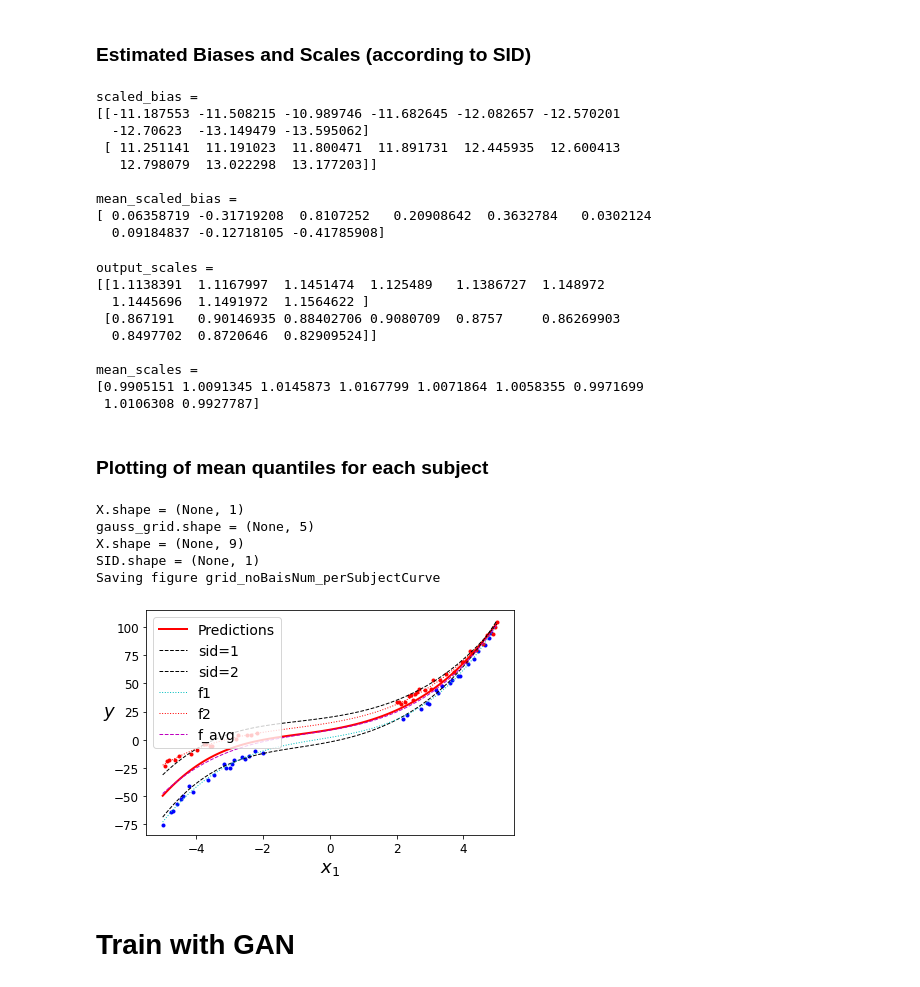
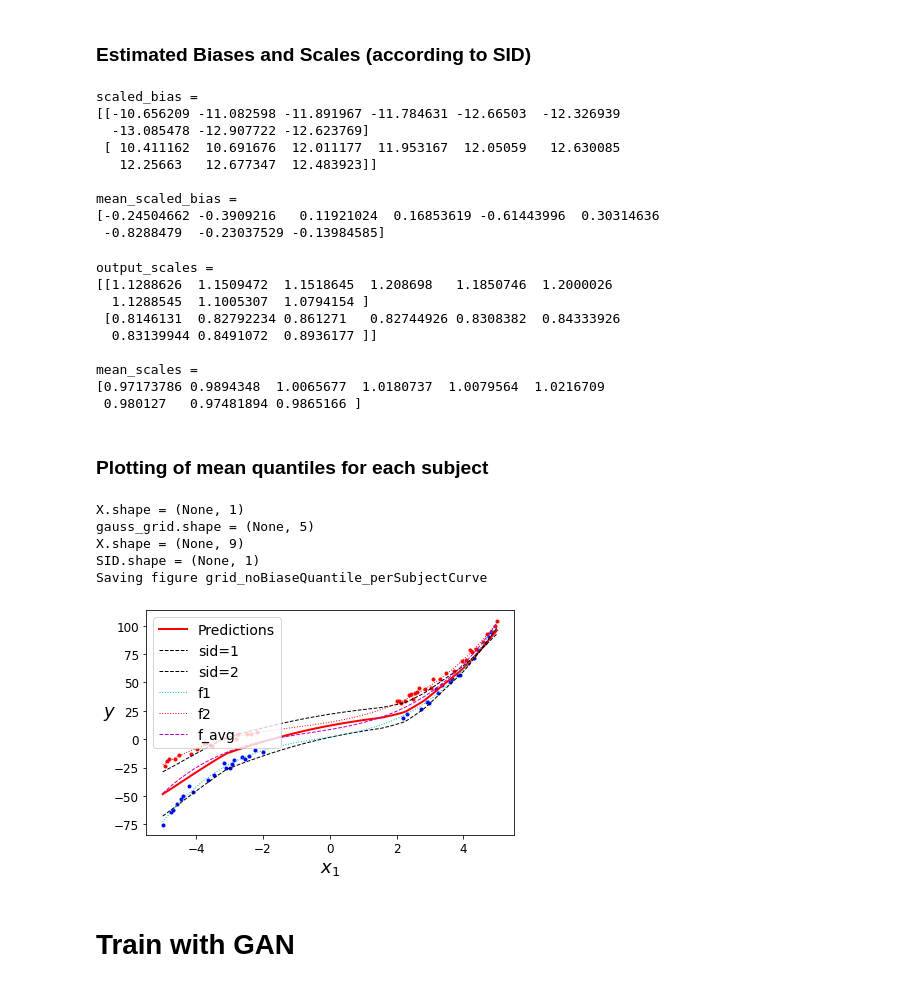
Before and after one commit to Benson516/HandsOnML2_learn, a Jupyter notebook: regression_test_2.ipynb, the cells around one changed output. Saved outputs shown, nothing was run; the diff lists cells and outputs as text; code cells hidden in the pictures.

```diff
--- a/regression_test_2.ipynb
+++ b/regression_test_2.ipynb
@@ -850,9 +850,9 @@ model = keras.models.Sequential([
 #     num2grid(50,x_min=-10, x_max=10, sigma=0.5, input_shape=X_train.shape[1:]),
 #     keras.layers.Dense(30, activation="relu"),
 #     keras.layers.Dense(60, activation="relu"),
-    keras.layers.Dense(100, activation="relu"),
-    keras.layers.Dropout(0.5),
-#     keras.layers.Dense(100, activation="relu", kernel_regularizer=tf.keras.regularizers.l1(0.01)),
+#     keras.layers.Dense(100, activation="relu"),
+#     keras.layers.Dropout(0.5),
+    keras.layers.Dense(100, activation="relu", kernel_regularizer=tf.keras.regularizers.l1(0.01)),
 #     keras.layers.Dense(100, activation=keras.layers.LeakyReLU(alpha=0.2), kernel_regularizer=tf.keras.regularizers.l1(0.01)),
 #     keras.layers.Dense(30, activation=keras.layers.LeakyReLU(alpha=0.2) ),
 #     keras.layers.Dense(30, activation="selu"),
@@ -1462,16 +1464,16 @@ Saving figure grid_noBaisNum_perSubjectCurve
 # %% [markdown]
 # Combine Multi-Quantile Redgression with Per-Subject Transform Estimation (grid --> multi-quantile)
 # %%
-# quantile_list = [0.5]
-# quantile_list = [0.9]
-# quantile_list = [0.1, 0.9] # Use hidden layer with 30 neurons
-# quantile_list = [0.05, 0.95]
-# quantile_list = [0.25, 0.75]
-# quantile_list = [0.1, 0.5, 0.9]
-# quantile_list = [0.1, 0.3, 0.7, 0.9]
-# quantile_list = [0.1, 0.2, 0.3, 0.4, 0.6, 0.7, 0.8, 0.9] # remove 0.5
-quantile_list = [0.1, 0.2, 0.3, 0.4, 0.5, 0.6, 0.7, 0.8, 0.9] # Should use wider hidden layer (with many neurons) + L1 regularization
-num_quantile = len(quantile_list)
+# # quantile_list = [0.5]
+# # quantile_list = [0.9]
+# # quantile_list = [0.1, 0.9] # Use hidden layer with 30 neurons
+# # quantile_list = [0.05, 0.95]
+# # quantile_list = [0.25, 0.75]
+# # quantile_list = [0.1, 0.5, 0.9]
+# # quantile_list = [0.1, 0.3, 0.7, 0.9]
+# # quantile_list = [0.1, 0.2, 0.3, 0.4, 0.6, 0.7, 0.8, 0.9] # remove 0.5
+# quantile_list = [0.1, 0.2, 0.3, 0.4, 0.5, 0.6, 0.7, 0.8, 0.9] # Should use wider hidden layer (with many neurons) + L1 regularization
+# num_quantile = len(quantile_list)
 # %%
 # Number of subjects
 num_subject = multiout_type
@@ -1481,9 +1483,10 @@ inputs_sid = keras.layers.Input(shape=(1,), dtype=tf.int32)
 #
 # z = inputs
 z = num2grid(5,x_min=-10, x_max=10, sigma=3.0)(inputs) # Convert to grid
-z = keras.layers.Dense(30, activation="relu")(z)
 # z = keras.layers.Dense(30, activation="relu")(z)
-# z = keras.layers.Dense(100, activation="relu", kernel_regularizer=tf.keras.regularizers.l1(0.01))(z)
+# z = keras.layers.Dense(100, activation="relu")(z)
+# z = keras.layers.Dropout(0.5)(z)
+z = keras.layers.Dense(100, activation="relu", kernel_regularizer=tf.keras.regularizers.l1(0.01))(z)
 # z = keras.layers.Dense(100, activation="relu", kernel_regularizer=tf.keras.regularizers.l1(1.0))(z)
 output = keras.layers.Dense(num_quantile)(z)
 # output_biased = SubjectBias(num_subject, bias_scale=10.0, mean_reg_rate=1.0, name="bias_est")([output, inputs_sid])
@@ -1585,14 +1589,14 @@ print("scaled_bias = \n%s" % str(scaled_bias))
 print("\nmean_scaled_bias = \n%s" % str(mean_scaled_bias))
 # %% [output]
 scaled_bias =
-[[-11.187553 -11.508215 -10.989746 -11.682645 -12.082657 -12.570201
-  -12.70623  -13.149479 -13.595062]
- [ 11.251141  11.191023  11.800471  11.891731  12.445935  12.600413
-   12.798079  13.022298  13.177203]]
+[[-10.656209 -11.082598 -11.891967 -11.784631 -12.66503  -12.326939
+  -13.085478 -12.907722 -12.623769]
+ [ 10.411162  10.691676  12.011177  11.953167  12.05059   12.630085
+   12.25663   12.677347  12.483923]]
 
 mean_scaled_bias =
-[ 0.06358719 -0.31719208  0.8107252   0.20908642  0.3632784   0.0302124
-  0.09184837 -0.12718105 -0.41785908]
+[-0.24504662 -0.3909216   0.11921024  0.16853619 -0.61443996  0.30314636
+ -0.8288479  -0.23037529 -0.13984585]
 # %%
 try:
     output_scales = model_biased.get_layer("bias_est").get_weights_np()
@@ -1604,41 +1608,41 @@ except:
     pass
 # %% [output]
 output_scales =
-[[1.1138391  1.1167997  1.1451474  1.125489   1.1386727  1.148972
-  1.1445696  1.1491972  1.1564622 ]
- [0.867191   0.90146935 0.88402706 0.9080709  0.8757     0.86269903
-  0.8497702  0.8720646  0.82909524]]
+[[1.1288626  1.1509472  1.1518645  1.208698   1.1850746  1.2000026
+  1.1288545  1.1005307  1.0794154 ]
+ [0.8146131  0.82792234 0.861271   0.82744926 0.8308382  0.84333926
+  0.83139944 0.8491072  0.8936177 ]]
 
 mean_scales =
-[0.9905151 1.0091345 1.0145873 1.0167799 1.0071864 1.0058355 0.9971699
- 1.0106308 0.9927787]
+[0.97173786 0.9894348  1.0065677  1.0180737  1.0079564  1.0216709
+ 0.980127   0.97481894 0.9865166 ]
 # %% [markdown]
 ### Plotting of mean quantiles for each subject
 # %%
 def predict_with_biase_sid(X, sid=1):
     return np.average( model_biased.predict([X, tf.fill( (X.shape[0],1), sid)]), axis=1)
 
 draw_points(X_train, y_train, sid_train)
 #
 draw_func((lambda X: np.average(model.predict(X), axis=-1) ), mark='r-', linewidth=2, label="Predictions")
 for _idx in range(num_subject):
     _sid = _idx + 1
     draw_func(lambda X: predict_with_biase_sid(X, _sid), mark='k--', linewidth=1, label=("sid=%d" % _sid))
 #
 draw_normal_func(func_dict)
 plt.xlabel("$x_1$", fontsize=18)
 plt.ylabel("$y$", rotation=0, fontsize=18)
 plt.legend(loc="upper left", fontsize=14)
 # plt.axis([-3, 3, 0, 10])
-save_fig("grid_noBaisNum_perSubjectCurve")
+save_fig("grid_noBiaseQuantile_perSubjectCurve")
 plt.show()
 # %% [output]
 X.shape = (None, 1)
 gauss_grid.shape = (None, 5)
 X.shape = (None, 9)
 SID.shape = (None, 1)
-Saving figure grid_noBaisNum_perSubjectCurve
+Saving figure grid_noBiaseQuantile_perSubjectCurve
-[figure, old version]
+[figure, new version]
 # %% [markdown]
 # Train with GAN
 # %%
```
Also changed, not shown: parts of 43 cells of this notebook, 1 other file.
